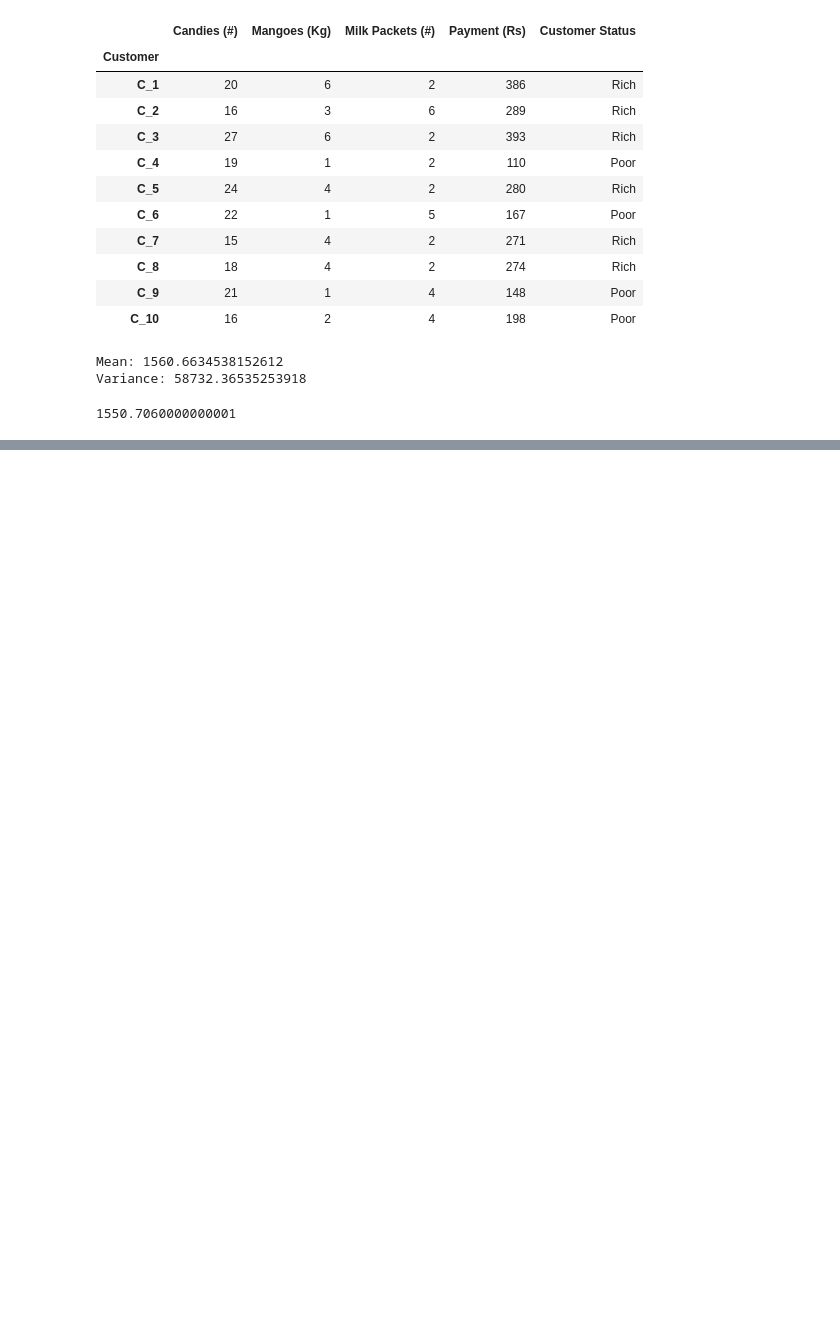
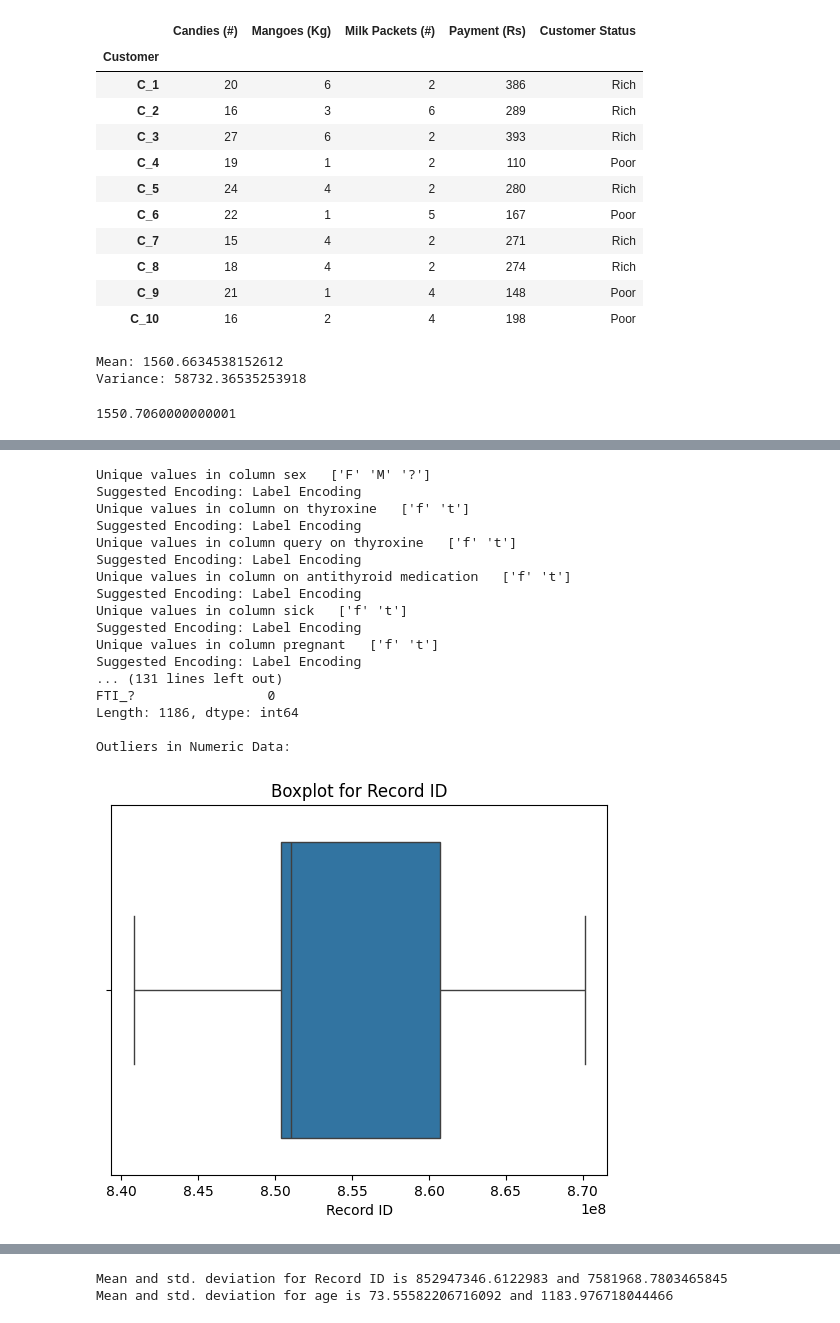
Before and after one commit to Hitesh918/machineLearning, a Jupyter notebook: lab2.ipynb, the cells around one changed output, grey strips where cells are left out. Cells and saved outputs as stored; diff of their text form; code cells hidden in the pictures; blank space fills up the shorter version.

```diff
--- a/lab2.ipynb
+++ b/lab2.ipynb
@@ -91,0 +131,66 @@ df_wed['Price'].mean()
+# %%
+import matplotlib.pyplot as plt
+import seaborn as sns
+
+thyroid_data = pd.read_excel(io.BytesIO(uploaded['Lab Session Data.xlsx']) , sheet_name="thyroid0387_UCI")
+
+#categorical data will be having object data type
+#segregating categorical and numerical cols
+
+categorical_cols = thyroid_data.select_dtypes(include=['object']).columns
+numeric_cols = thyroid_data.select_dtypes(include=['int64']).columns
+
+
+for col in categorical_cols:
+    unique_values = thyroid_data[col].unique()
+    print("Unique values in column", col, " ", unique_values)
+
+    if len(unique_values) < 100:
+      #if we have more than 100 unique values , we do lable encoding , else one hot
+        print(f"Suggested Encoding: Label Encoding")
+        thyroid_data[col] = thyroid_data[col].astype('category').cat.codes
+    else:
+        print(f"Suggested Encoding: One-Hot Encoding")
+        thyroid_data = pd.get_dummies(thyroid_data, columns=[col], prefix=[col])
+
+#displaying range for numeric attributes
+for col in numeric_cols:
+    print("Data range for numeric attribute", col, "is", thyroid_data[col].min(), "to", thyroid_data[col].max())
+
+# Replacing missing values marked as '?' with NaN
+thyroid_data.replace('?', np.nan, inplace=True)
+
+# Print number of missing values in each feature
+print("Number of missing values in each feature:")
+missing_values_count = thyroid_data.isnull().sum()
+print(missing_values_count)
+
+# Display boxplots for numeric data to check for outliers
+print("\nOutliers in Numeric Data:")
+for col in numeric_cols:
+    sns.boxplot(x=thyroid_data[col])
+    plt.title("Boxplot for {}".format(col))
+    plt.show()
+
+# mean and standard deviation for numeric cols
+for col in numeric_cols:
+    print("Mean and std. deviation for", col, "is", thyroid_data[col].mean(), "and", thyroid_data[col].std())
+# %% [output]
+Unique values in column sex   ['F' 'M' '?']
+Suggested Encoding: Label Encoding
+Unique values in column on thyroxine   ['f' 't']
+Suggested Encoding: Label Encoding
+Unique values in column query on thyroxine   ['f' 't']
+Suggested Encoding: Label Encoding
+Unique values in column on antithyroid medication   ['f' 't']
+Suggested Encoding: Label Encoding
+Unique values in column sick   ['f' 't']
+Suggested Encoding: Label Encoding
+Unique values in column pregnant   ['f' 't']
+Suggested Encoding: Label Encoding
+... (131 lines left out)
+FTI_?                 0
+Length: 1186, dtype: int64
+
+Outliers in Numeric Data:
+[figure, added]
@@ -91,0 +198,2 @@ df_wed['Price'].mean()
+Mean and std. deviation for Record ID is 852947346.6122983 and 7581968.7803465845
+Mean and std. deviation for age is 73.55582206716092 and 1183.976718044466
```
Also changed, not shown: parts of 9 cells of this notebook.
